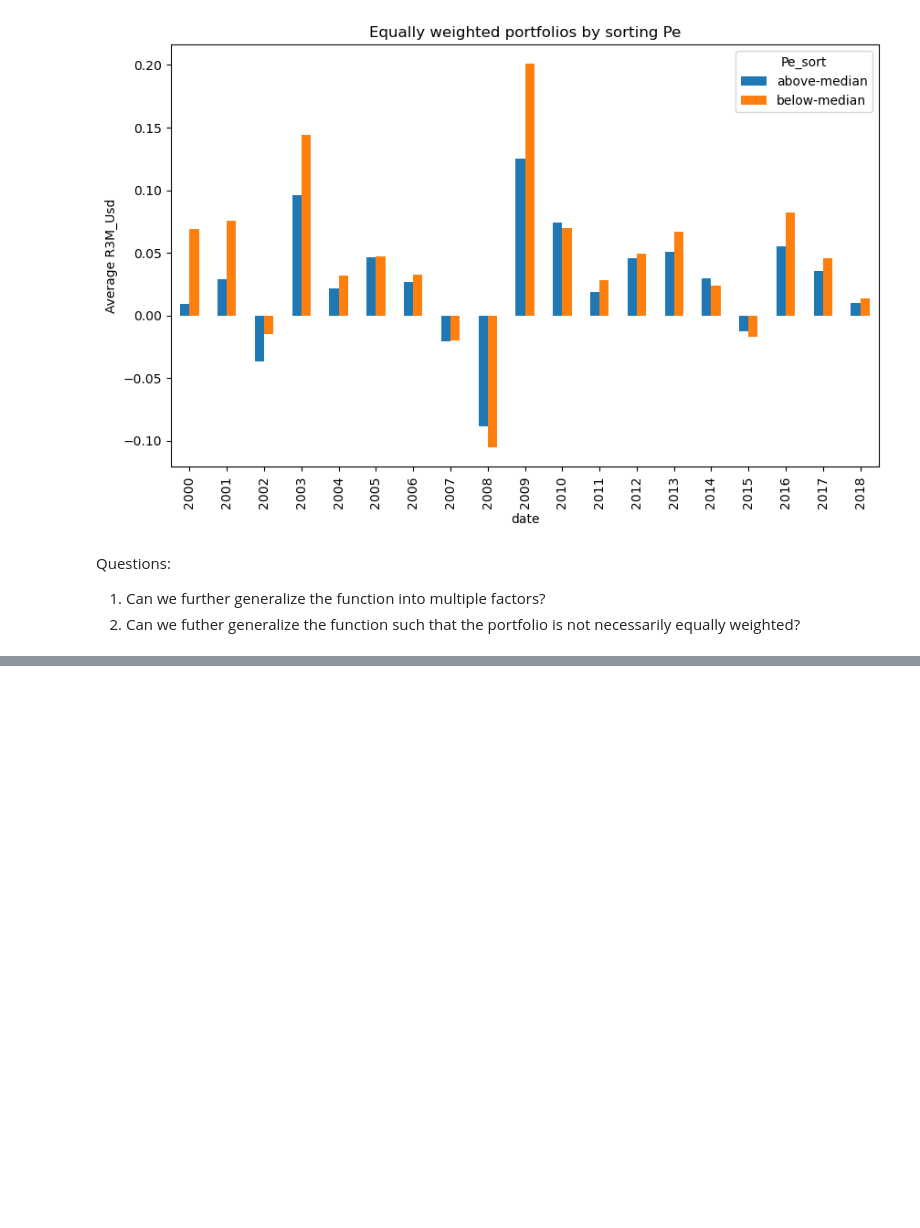
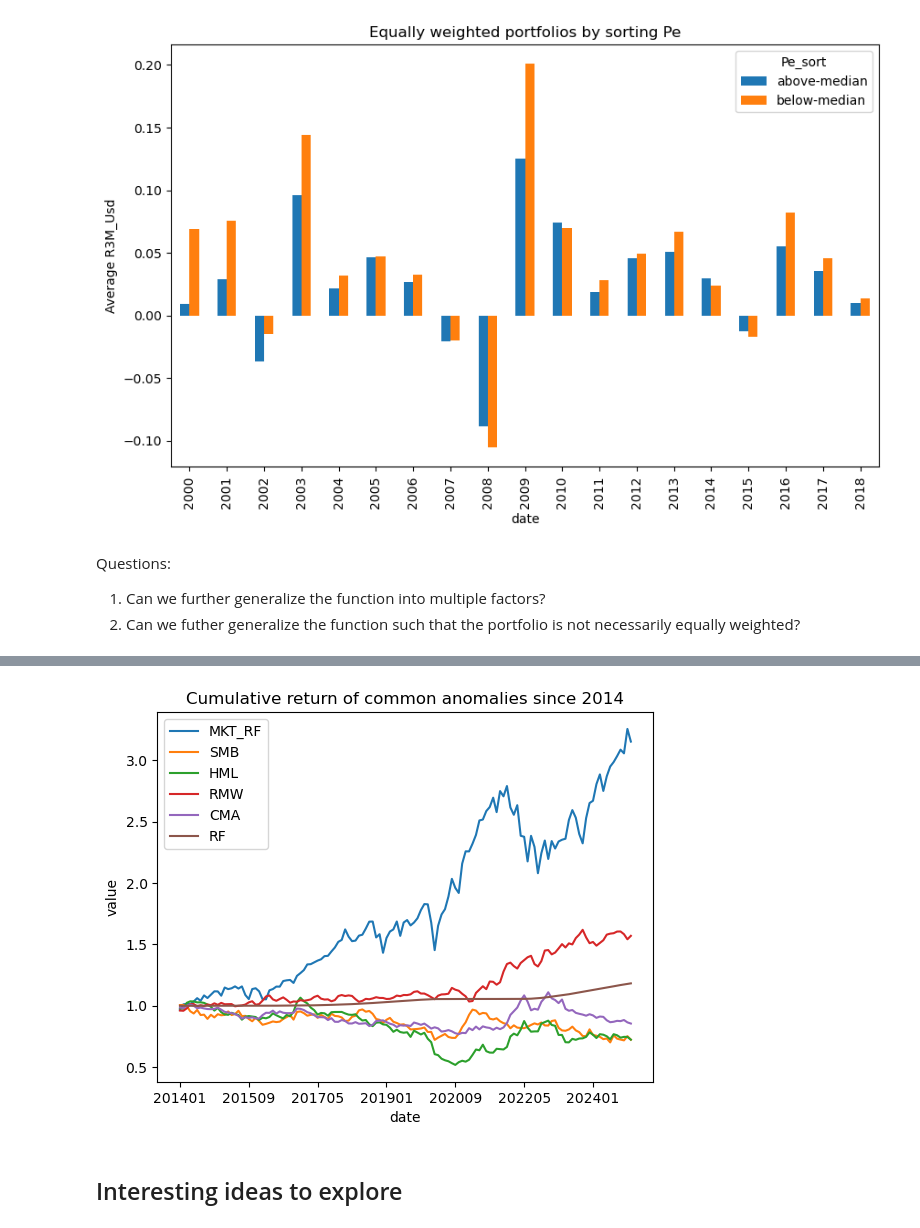
Before and after one commit to wingkit1202/ml_factor_investing, a Jupyter notebook: Chapter 3.ipynb, the cells around one changed output, grey strips where cells are left out. Saved outputs shown, nothing was run; the diff lists cells and outputs as text; code cells hidden in the pictures; blank space fills up the shorter version.

```diff
--- a/Chapter 3.ipynb
+++ b/Chapter 3.ipynb
@@ -119,0 +196,13 @@ Questions:
+# %%
+simulated_ptf_return = FF_factors_new.copy()
+simulated_ptf_return[list(FF_factors_new.columns)[1:7]] = simulated_ptf_return[list(FF_factors_new.columns)[1:7]] + 1
+simulated_ptf_return[list(FF_factors_new.columns)[1:7]] = simulated_ptf_return[list(simulated_ptf_return.columns)[1:7]].cumprod()
+simulated_ptf_return.iloc[:,1:7].groupby(simulated_ptf_return['date']).mean().plot()
+plt.ylabel('value')
+plt.xlabel('date')
+plt.title('Cumulative return of common anomalies since 2014')
+plt.show()
+# %% [output]
+[figure, added]
+# %% [markdown]
+## Interesting ideas to explore
```
Also changed, not shown: parts of 8 cells of this notebook.
